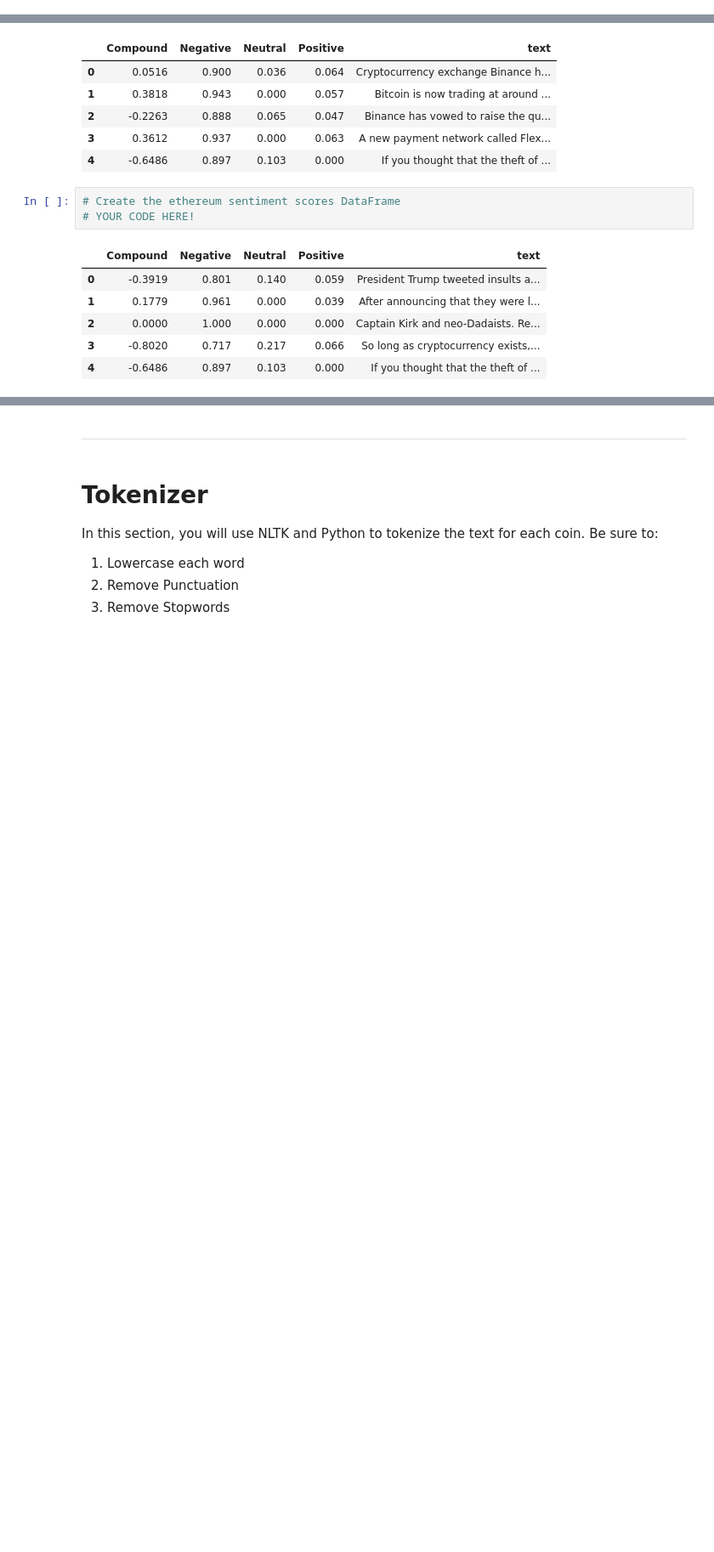
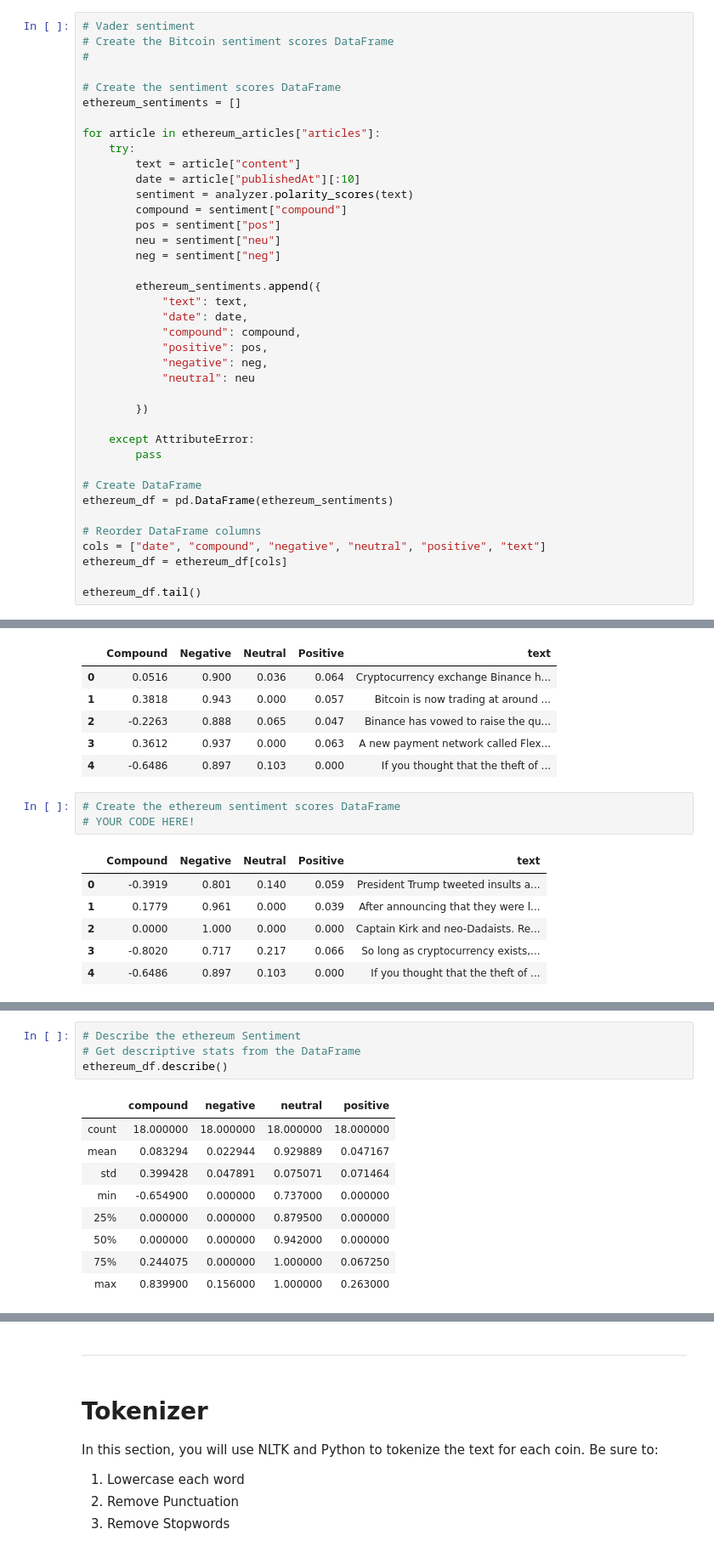
Before and after one commit to GonzaloGarciaContreras/hw12-nlp, a Jupyter notebook: code/crypto_sentiment_ggc.ipynb, the cells around one changed output, grey strips where cells are left out. Shown at 85% size. Saved outputs shown, nothing was run; the diff lists cells and outputs as text; blank space fills up the shorter version.

```diff
--- a/code/crypto_sentiment_ggc.ipynb
+++ b/code/crypto_sentiment_ggc.ipynb
@@ -122,0 +171,39 @@ ethereum_articles
+# %%
+# Vader sentiment
+# Create the Bitcoin sentiment scores DataFrame
+#
+
+# Create the sentiment scores DataFrame
+ethereum_sentiments = []
+
+for article in ethereum_articles["articles"]:
+    try:
+        text = article["content"]
+        date = article["publishedAt"][:10]
+        sentiment = analyzer.polarity_scores(text)
+        compound = sentiment["compound"]
+        pos = sentiment["pos"]
+        neu = sentiment["neu"]
+        neg = sentiment["neg"]
+
+        ethereum_sentiments.append({
+            "text": text,
+            "date": date,
+            "compound": compound,
+            "positive": pos,
+            "negative": neg,
+            "neutral": neu
+
+        })
+
+    except AttributeError:
+        pass
+
+# Create DataFrame
+ethereum_df = pd.DataFrame(ethereum_sentiments)
+
+# Reorder DataFrame columns
+cols = ["date", "compound", "negative", "neutral", "positive", "text"]
+ethereum_df = ethereum_df[cols]
+
+ethereum_df.tail()
@@ -169,3 +252,17 @@ ethereum_articles
+# %%
+# Describe the ethereum Sentiment
+# Get descriptive stats from the DataFrame
+ethereum_df.describe()
+# %% [output]
+|  | compound | negative | neutral | positive |
+| count | 18.000000 | 18.000000 | 18.000000 | 18.000000 |
+| mean | 0.083294 | 0.022944 | 0.929889 | 0.047167 |
+| std | 0.399428 | 0.047891 | 0.075071 | 0.071464 |
+| min | -0.654900 | 0.000000 | 0.737000 | 0.000000 |
+| 25% | 0.000000 | 0.000000 | 0.879500 | 0.000000 |
+| 50% | 0.000000 | 0.000000 | 0.942000 | 0.000000 |
+| 75% | 0.244075 | 0.000000 | 1.000000 | 0.067250 |
+| max | 0.839900 | 0.156000 | 1.000000 | 0.263000 |
 # %% [markdown]
 ### Questions:
 
```
Also changed, not shown: parts of 10 cells of this notebook.
